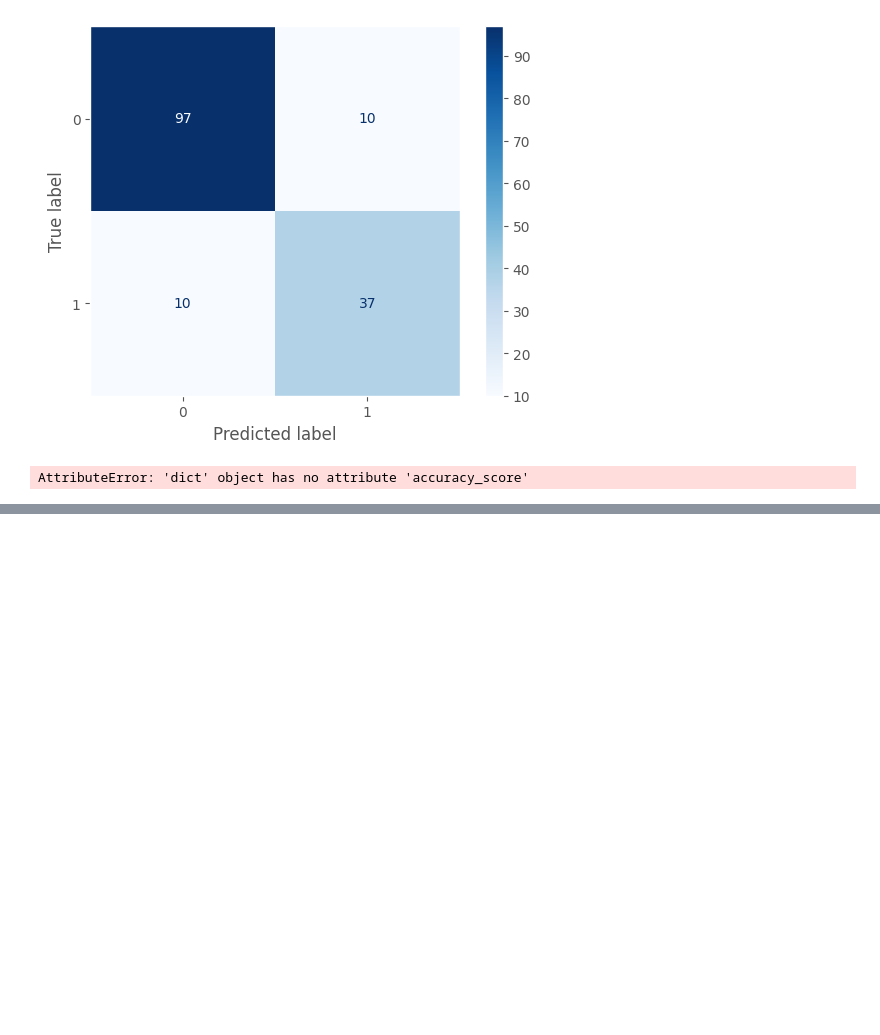
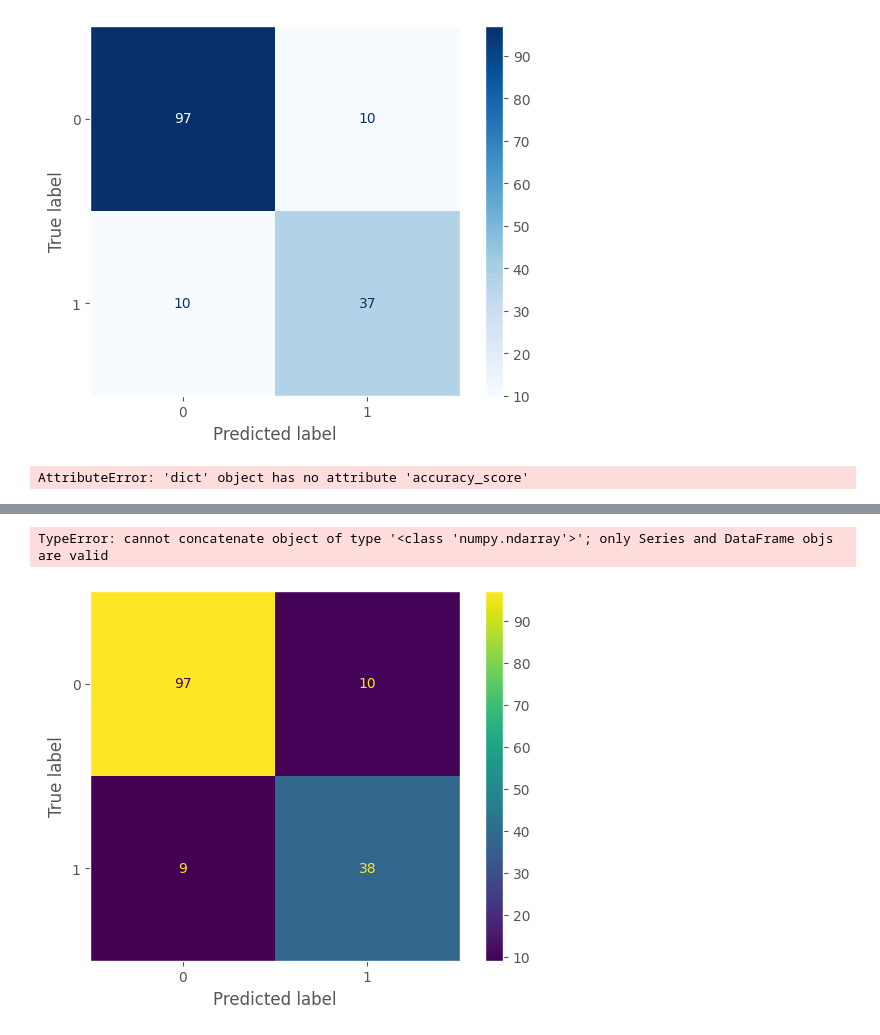
Before and after one commit to nguyenthithuylinh-ship-it/Diabetes_Project, a Jupyter notebook: Exploratory_Data_Analysis.ipynb, the cells around one changed output, grey strips where cells are left out. Cells and saved outputs as stored; diff of their text form; code cells hidden in the pictures; blank space fills up the shorter version.

```diff
--- a/Exploratory_Data_Analysis.ipynb
+++ b/Exploratory_Data_Analysis.ipynb
@@ -1435,0 +1440,6 @@ AttributeError: 'dict' object has no attribute 'accuracy_score'
+# %%
+operations = [("scaler", StandardScaler()), ("RF_model", RandomForestClassifier(class_weight = "balanced", random_state=101))]
+
+rf_model = Pipeline(steps=operations)
+
+rf_model.fit(x_train, y_train)
@@ -1435,0 +1464,12 @@ AttributeError: 'dict' object has no attribute 'accuracy_score'
+# %%
+test_data = pd.concat([x_test, y_test], axis=1)
+test_data["pred"] = y_pred
+test_data["pred_proba"] = y_pred_proba[:,1] # Probability of belonging to class 1
+test_data.sample(10)
+# %% [output]
+TypeError: cannot concatenate object of type '<class 'numpy.ndarray'>'; only Series and DataFrame objs are valid
+# %%
+ConfusionMatrixDisplay.from_estimator(rf_model, x_test, y_test)
+plt.grid(False)
+# %% [output]
+[figure, added]
```
Also changed, not shown: parts of 7 cells of this notebook.
